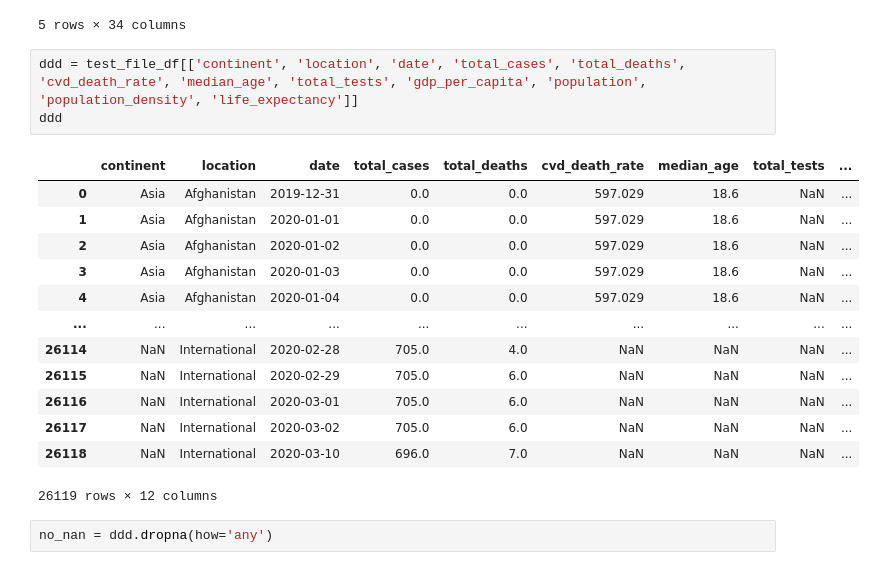
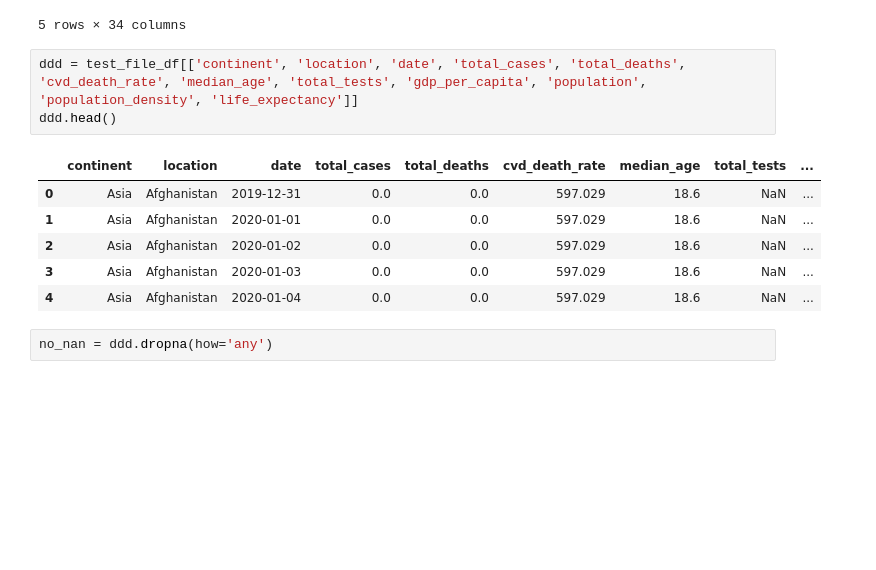
Before and after one commit to edwardma401/unit07_project_1, a Jupyter notebook: Untitled.ipynb, the cells around one changed output. Drawn from its saved outputs; the diff is of its cells as text; blank space fills up the shorter version.

```diff
--- a/Untitled.ipynb
+++ b/Untitled.ipynb
@@ -80,21 +56,14 @@ test_file_df.head()
 5 rows × 34 columns
 # %%
 ddd = test_file_df[['continent', 'location', 'date', 'total_cases', 'total_deaths', 'cvd_death_rate', 'median_age', 'total_tests', 'gdp_per_capita', 'population', 'population_density', 'life_expectancy']]
-ddd
+ddd.head()
 # %% [output]
 |  | continent | location | date | total_cases | total_deaths | cvd_death_rate | median_age | total_tests | ... |
 | 0 | Asia | Afghanistan | 2019-12-31 | 0.0 | 0.0 | 597.029 | 18.6 | NaN | ... |
 | 1 | Asia | Afghanistan | 2020-01-01 | 0.0 | 0.0 | 597.029 | 18.6 | NaN | ... |
 | 2 | Asia | Afghanistan | 2020-01-02 | 0.0 | 0.0 | 597.029 | 18.6 | NaN | ... |
 | 3 | Asia | Afghanistan | 2020-01-03 | 0.0 | 0.0 | 597.029 | 18.6 | NaN | ... |
 | 4 | Asia | Afghanistan | 2020-01-04 | 0.0 | 0.0 | 597.029 | 18.6 | NaN | ... |
-| ... | ... | ... | ... | ... | ... | ... | ... | ... | ... |
-| 26114 | NaN | International | 2020-02-28 | 705.0 | 4.0 | NaN | NaN | NaN | ... |
-| 26115 | NaN | International | 2020-02-29 | 705.0 | 6.0 | NaN | NaN | NaN | ... |
-| 26116 | NaN | International | 2020-03-01 | 705.0 | 6.0 | NaN | NaN | NaN | ... |
-| 26117 | NaN | International | 2020-03-02 | 705.0 | 6.0 | NaN | NaN | NaN | ... |
-| 26118 | NaN | International | 2020-03-10 | 696.0 | 7.0 | NaN | NaN | NaN | ... |
-26119 rows × 12 columns
 # %%
 no_nan = ddd.dropna(how='any')
 # %%
```
Also changed, not shown: parts of 13 cells of this notebook.
